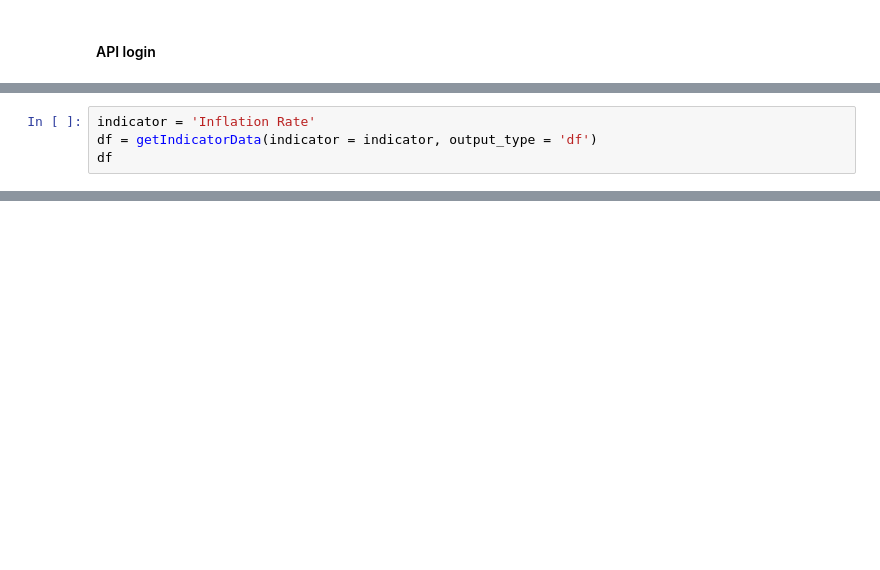
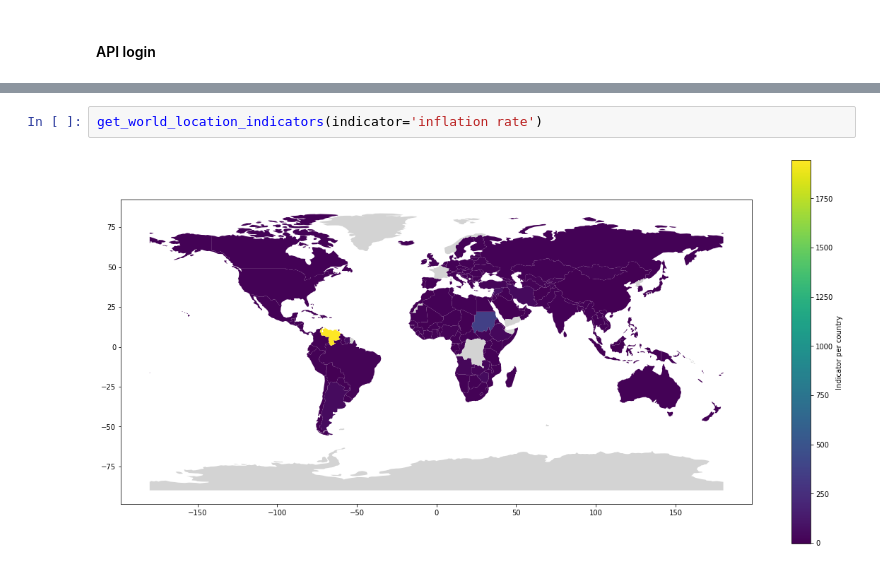
Before and after one commit to tradingeconomics/notebooks, a Jupyter notebook: Indicators/TE_World_Maps_Countries_Indicators.ipynb, the cells around one changed output, grey strips where cells are left out. Saved outputs shown, nothing was run; the diff lists cells and outputs as text; blank space fills up the shorter version.

```diff
--- a/Indicators/TE_World_Maps_Countries_Indicators.ipynb
+++ b/Indicators/TE_World_Maps_Countries_Indicators.ipynb
@@ -45,4 +24,0 @@ def getIndicatorData(indicator=None, output_type=None):
-# %%
-indicator = 'Inflation Rate'
-df = getIndicatorData(indicator = indicator, output_type = 'df')
-df
@@ -160,0 +132,4 @@ fig.show()
+# %%
+get_world_location_indicators(indicator='inflation rate')
+# %% [output]
+[figure, added]
```
Also changed, not shown: parts of 16 cells of this notebook.
